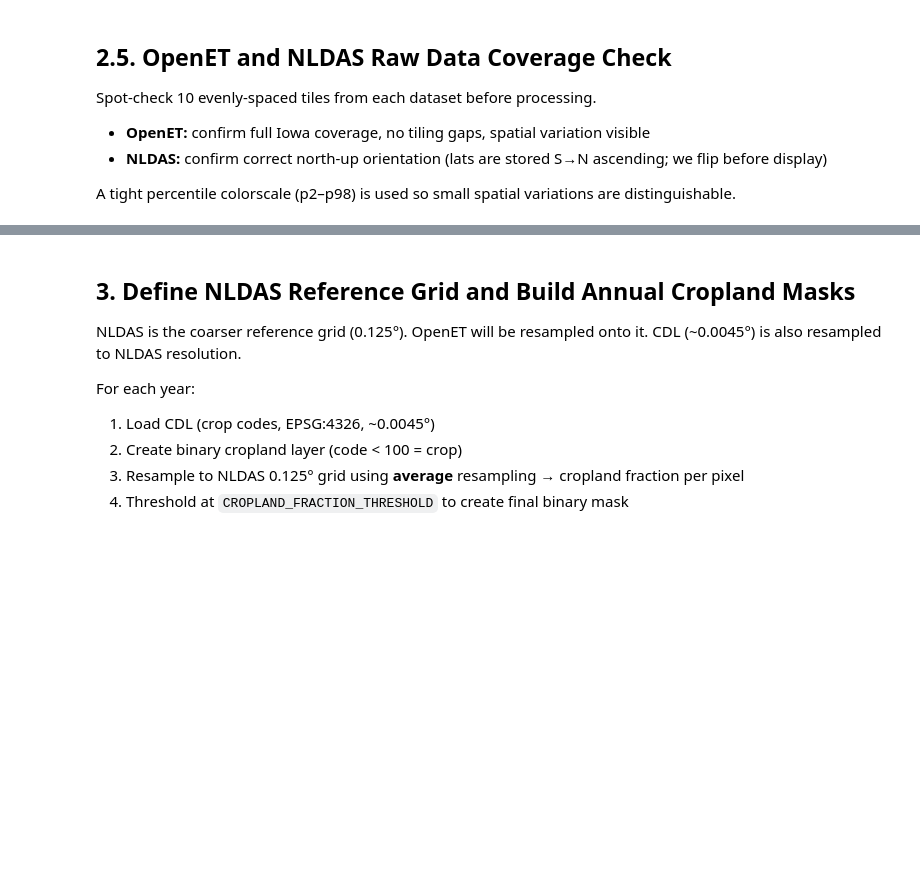
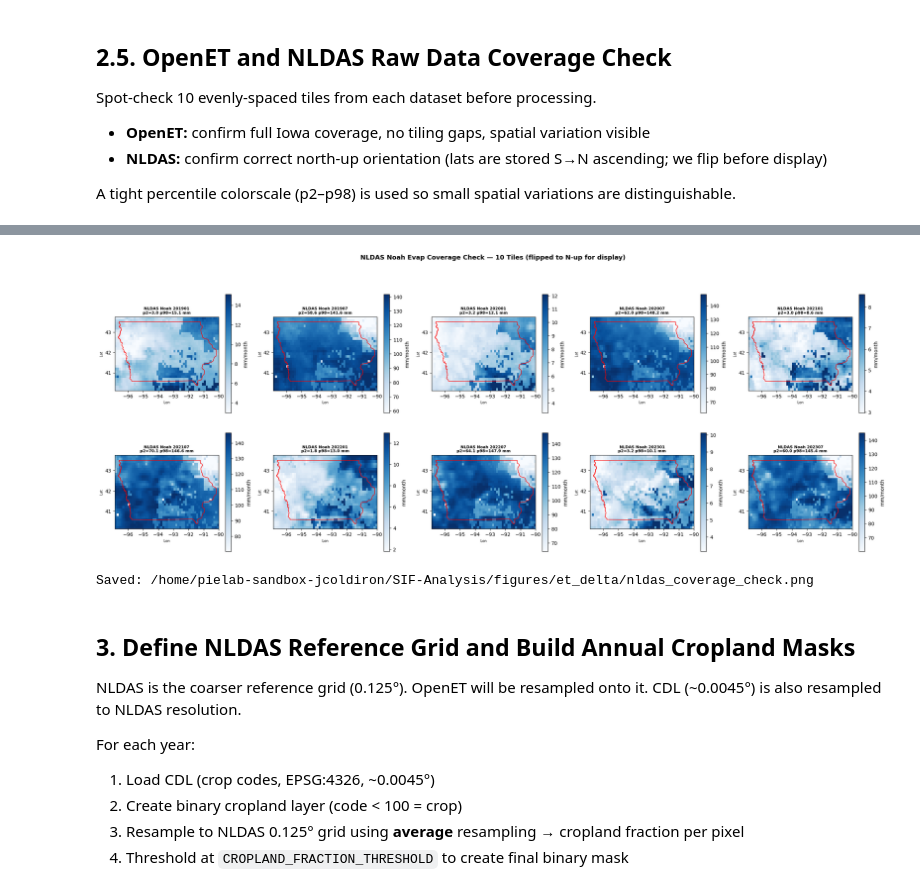
Before and after one commit to jacksoncoldiron/SIF-Analysis, a Jupyter notebook: src/notebooks/analysis/human_et.ipynb, the cells around one changed output, grey strips where cells are left out. Drawn from its saved outputs; the diff is of its cells as text; code cells hidden in the pictures; blank space fills up the shorter version.

```diff
--- a/src/notebooks/analysis/human_et.ipynb
+++ b/src/notebooks/analysis/human_et.ipynb
@@ -213,7 +243,7 @@ else:
     for i, fpath in enumerate(sample):
         ax = axes[i]
         ds  = xr.open_dataset(fpath)
-        et  = ds['EVPsfc'].squeeze()
+        et  = ds['Evap'].squeeze()
 
         lats = et.lat.values   # ascending: 25.06 → 52.94
         lons = et.lon.values
@@ -238,34 +268,37 @@ else:
             continue
 
         vmin, vmax = np.nanpercentile(valid, [2, 98])
         if vmax - vmin < 0.5:
             vmin, vmax = vmin - 0.25, vmax + 0.25
 
         # extent for imshow: [left, right, bottom, top]
         # lats_iowa[0] is now north (after flip), lats_iowa[-1] is south
         extent = [lons_iowa.min() - 0.0625, lons_iowa.max() + 0.0625,
                   lats_iowa[-1] - 0.0625,   lats_iowa[0]  + 0.0625]
 
         im = ax.imshow(arr_iowa, extent=extent, origin='upper',
                        cmap='Blues', vmin=vmin, vmax=vmax, aspect='auto')
         iowa_gdf.boundary.plot(ax=ax, color='red', linewidth=1.0)
         plt.colorbar(im, ax=ax, shrink=0.75, label='mm/month')
 
         yyyymm = fpath.name.split('.A')[1][:6] if '.A' in fpath.name else fpath.stem
         ax.set_title(f'NLDAS Noah {yyyymm}\np2={vmin:.1f} p98={vmax:.1f} mm',
                      fontsize=8, fontweight='bold')
         ax.set_xlabel('Lon', fontsize=7)
         ax.set_ylabel('Lat', fontsize=7)
 
     for j in range(i + 1, len(axes)):
         axes[j].set_visible(False)
 
-    plt.suptitle('NLDAS Noah EVPsfc Coverage Check — 10 Tiles (flipped to N-up for display)',
+    plt.suptitle('NLDAS Noah Evap Coverage Check — 10 Tiles (flipped to N-up for display)',
                  fontsize=13, fontweight='bold', y=1.01)
     plt.tight_layout()
     plt.savefig(figures_dir / 'nldas_coverage_check.png', dpi=150, bbox_inches='tight')
     plt.show()
     print(f'Saved: {figures_dir}/nldas_coverage_check.png')
+# %% [output]
+[figure, added]
+Saved: /home/pielab-sandbox-jcoldiron/SIF-Analysis/figures/et_delta/nldas_coverage_check.png
 # %% [markdown]
 ## 3. Define NLDAS Reference Grid and Build Annual Cropland Masks
 
```
Also changed, not shown: parts of 17 cells of this notebook, 4 other files.
